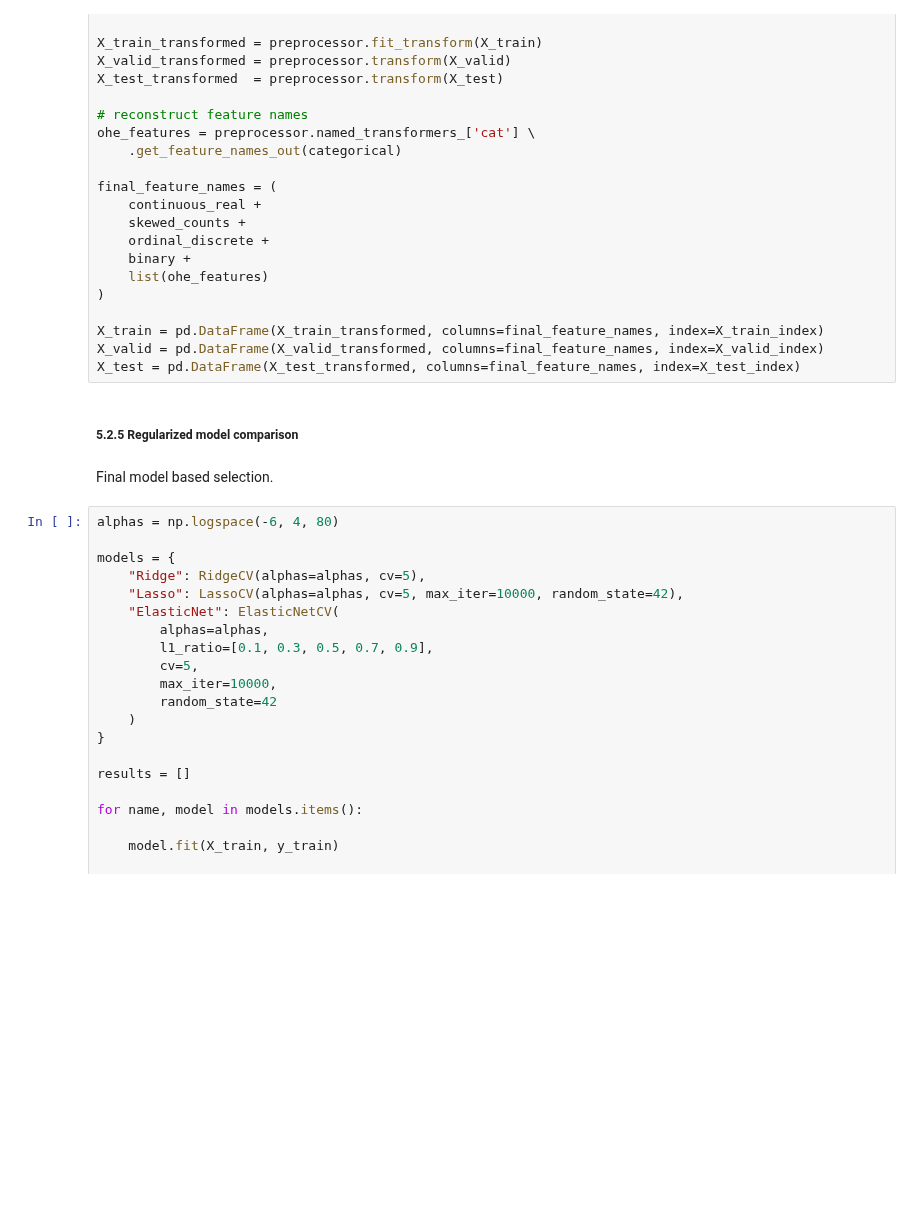
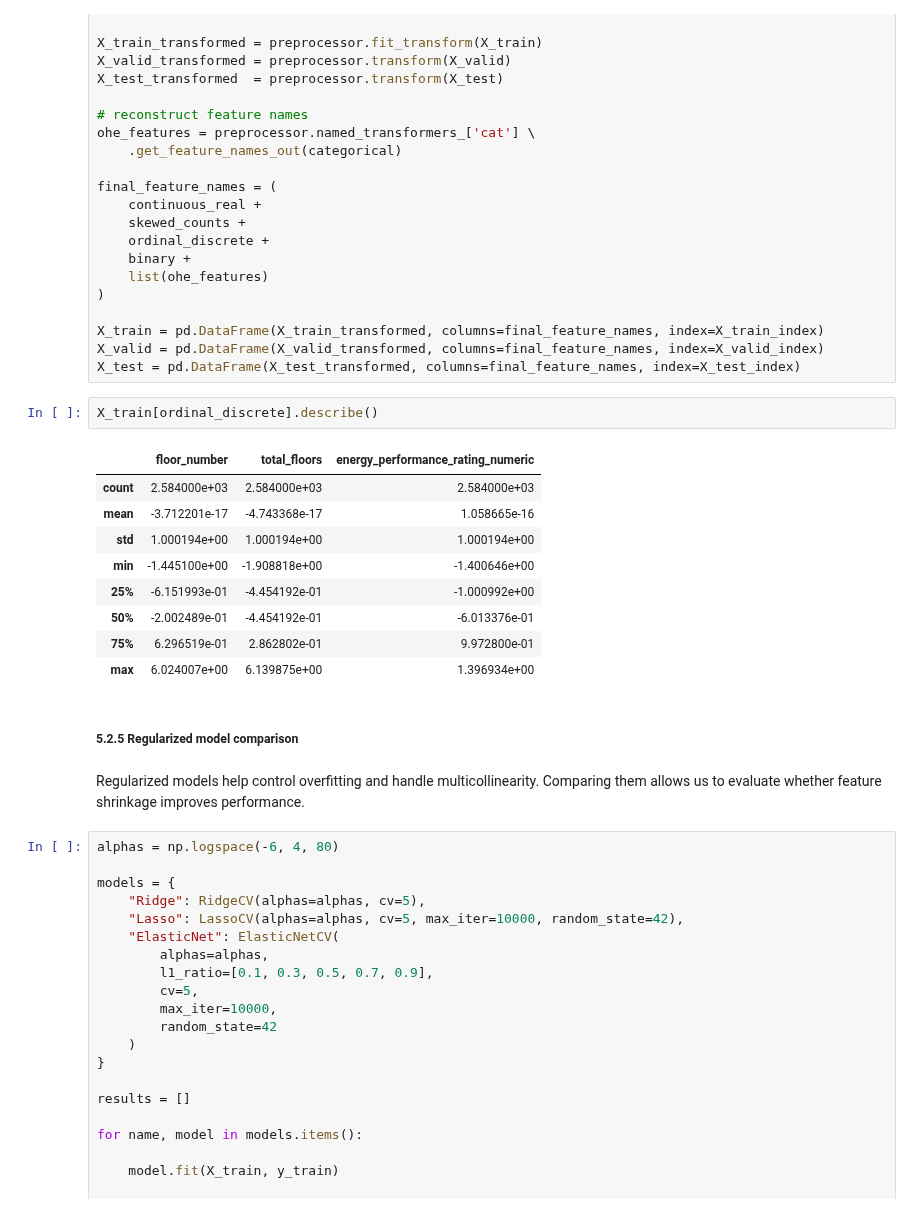
Before and after one commit to vinechai/sreality_EDA, a Jupyter notebook: notebooks/04_split_and_pre_modeling.ipynb, the cells around one changed output. Saved outputs shown, nothing was run; the diff lists cells and outputs as text; blank space fills up the shorter version.

```diff
--- a/notebooks/04_split_and_pre_modeling.ipynb
+++ b/notebooks/04_split_and_pre_modeling.ipynb
@@ -711,10 +711,22 @@ final_feature_names = (
 X_train = pd.DataFrame(X_train_transformed, columns=final_feature_names, index=X_train_index)
 X_valid = pd.DataFrame(X_valid_transformed, columns=final_feature_names, index=X_valid_index)
 X_test = pd.DataFrame(X_test_transformed, columns=final_feature_names, index=X_test_index)
+# %%
+X_train[ordinal_discrete].describe()
+# %% [output]
+|  | floor_number | total_floors | energy_performance_rating_numeric |
+| count | 2.584000e+03 | 2.584000e+03 | 2.584000e+03 |
+| mean | -3.712201e-17 | -4.743368e-17 | 1.058665e-16 |
+| std | 1.000194e+00 | 1.000194e+00 | 1.000194e+00 |
+| min | -1.445100e+00 | -1.908818e+00 | -1.400646e+00 |
+| 25% | -6.151993e-01 | -4.454192e-01 | -1.000992e+00 |
+| 50% | -2.002489e-01 | -4.454192e-01 | -6.013376e-01 |
+| 75% | 6.296519e-01 | 2.862802e-01 | 9.972800e-01 |
+| max | 6.024007e+00 | 6.139875e+00 | 1.396934e+00 |
 # %% [markdown]
 ##### 5.2.5 Regularized model comparison
-# %% [markdown]
-Final model based selection.
+# %% [markdown]
+Regularized models help control overfitting and handle multicollinearity. Comparing them allows us to evaluate whether feature shrinkage improves performance.
 # %%
 alphas = np.logspace(-6, 4, 80)
 
```
Also changed, not shown: parts of 2 cells of this notebook.
